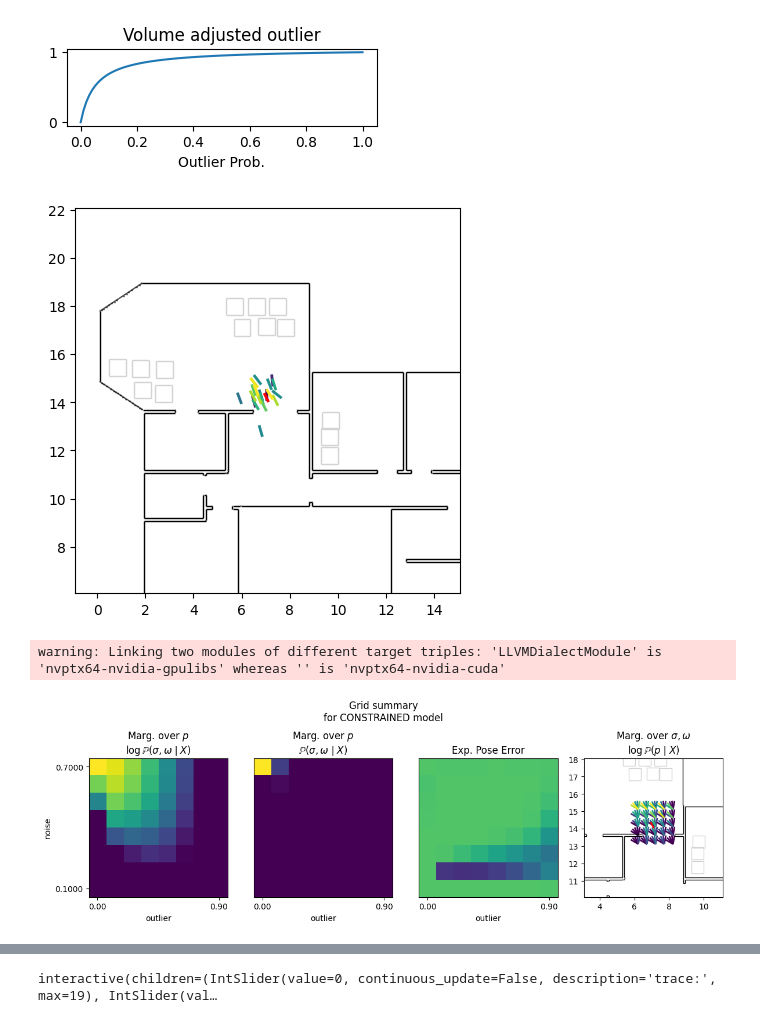
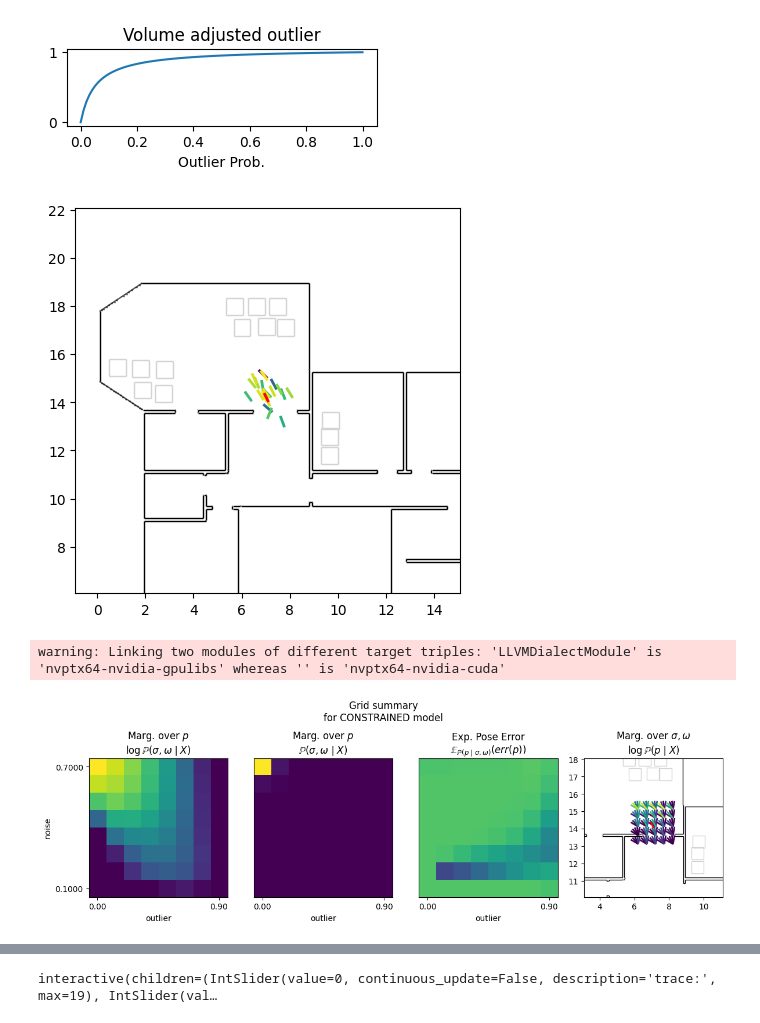
Before and after one commit to probcomp/chi-sight-mkl, a Jupyter notebook: notebooks/21 - Hierarchical Sensor Model - 2d SLAM.ipynb, the cells around one changed output, grey strips where cells are left out. Drawn from its saved outputs; the diff is of its cells as text; code cells hidden in the pictures.

```diff
--- a/notebooks/21 - Hierarchical Sensor Model - 2d SLAM.ipynb
+++ b/notebooks/21 - Hierarchical Sensor Model - 2d SLAM.ipynb
@@ -123,13 +130,14 @@ def make_model(w:int, zmax:float, sensor_model_type:str):
     sensor_model = make_sensor_model(w, zmax, sensor_model_type)
 
     @gen
-    def model(inds):
+    def model(inds, beta=jnp.array([1.0,1.0])):
 
         x  = uniform(jnp.array([0., 0.]), jnp.array([20., 20.])) @ "x"
         hd = uniform(-jnp.pi, jnp.pi) @ "hd"
 
         # Sample Hyper Parameters
-        sig     = uniform(0.0, 1.) @ "sig"
+        # sig     = uniform(0.0, 1.) @ "sig"
+        sig     = genjax.beta(*beta) @ "sig"
         outlier = uniform(0.0, 1.) @ "outlier"
 
         # Lift pose to 3D and
@@ -327,13 +335,13 @@ X0 = render(lift_pose(p0[:2], p0[2]), inds=[0,1])
 xs = X0[:,:,:3].reshape(-1,3)[:,[0,2]]
 
 
-w     = 7
-zmax  = 30.
+w     = 11
+zmax  = 10.
 sensor_model_type = ["constrained", "baseline"][0]
 
 model = make_model(w, zmax, sensor_model_type)
 obs   = make_constraints(X0, sensor_model_type)
-args  = (jnp.array([0]),)
+args  = (jnp.array([0]), jnp.array([1., 1.]))
 N     = 20
 key   = keysplit(key)
 (trs, ws, _) = _importance_sampling(key,
@@ -354,7 +362,7 @@ plot_segs(_boxes, c="lightgray", zorder=1)
 plot_poses(ps, sc, r=0.5)
 plot_pose(p0, r=0.3, linewidth=2)
 # %% [output]
-[figure, old version]
+[figure, new version]
 # %%
 exp_id = 2
 
@@ -364,6 +372,7 @@ trs = vmap(lambda tr,p: tr.update(
                     choice_map({"x": p[:2], "hd": p[2]}),
                     argdiffs(args))[2])(trs, ps)
 # %%
+# Plot function for grid summary
 i = 0
 tr = trs.slice(i)
 
@@ -399,7 +408,7 @@ def plot_grid_summary(vs, sc, shape):
     # Marginalize out poses
     sc_marg  = logsumexp(sc, axis=(0,1,2))
     sc_marg  = sc_marg - logsumexp(sc_marg)
-    sc_marg_ = jnp.clip(sc_marg, jnp.quantile(sc_marg, 0.5), jnp.max(sc_marg))
+    sc_marg_ = jnp.clip(sc_marg, jnp.quantile(sc_marg, 0.25), jnp.max(sc_marg))
 
     # Expected Pose Error
     err_flat = vmap(partial(pose_error, p0))(vs.reshape(-1,len(shape))[:,:3])
@@ -431,34 +440,34 @@ def plot_grid_summary(vs, sc, shape):
         yticks=[],
     )
 
-    axs[2].set_title(f"Exp. Pose Error")
+    axs[2].set_title("Exp. Pose Error\n$\mathbb{E}_{\mathbb{P}(p \mid \sigma, \omega)} ( err(p) )$")
     axs[2].imshow(mean_err, vmin=jnp.min(err), vmax=jnp.max(err), cmap="viridis", origin='lower')
     axs[2].set(
         xlabel="outlier",
         xticks=[0, shape[4]-1],
         xticklabels=[f"{v:0.2f}" for v in vs[0,0,0,0,[0, shape[4]-1],4]],
         yticks=[],
     );
 
 
     plt.subplot(1,4,4)
     ax = plt.gca()
     ax.set_title("Marg. over $\sigma, \omega$\n$\log \mathbb{P}(p \mid X)$")
     vs_ = vs[:,:,:,0,0].reshape(-1,len(shape))
     sc_ = logsumexp(sc, axis=(3,4)).reshape(-1)
     PAD = 4;
     zoom_in(p0[:2], PAD)
     plot_segs(_segs, c="k", zorder=1)
     plot_segs(_boxes, c="lightgray", zorder=1)
     plot_poses(vs_[:,:3], sc_.reshape(-1), r=0.5, q=0.3)
     plot_pose(p0, r=0.3, linewidth=2)
 
     fig.tight_layout()
 
 
 plot_grid_summary(vs, sc, shape)
 # %% [output]
 warning: Linking two modules of different target triples: 'LLVMDialectModule' is 'nvptx64-nvidia-gpulibs' whereas '' is 'nvptx64-nvidia-cuda'
-[figure, old version]
+[figure, new version]
 # %% [markdown]
 **Notation:**
```
Also changed, not shown: parts of 6 cells of this notebook, 9 other files.
